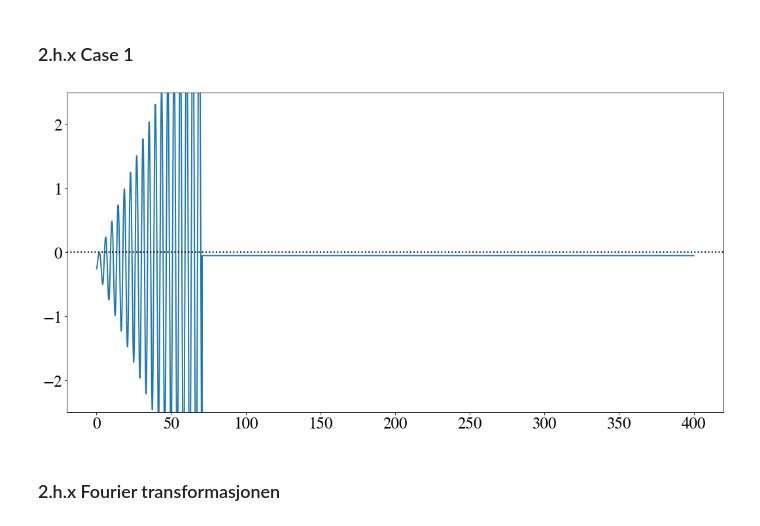
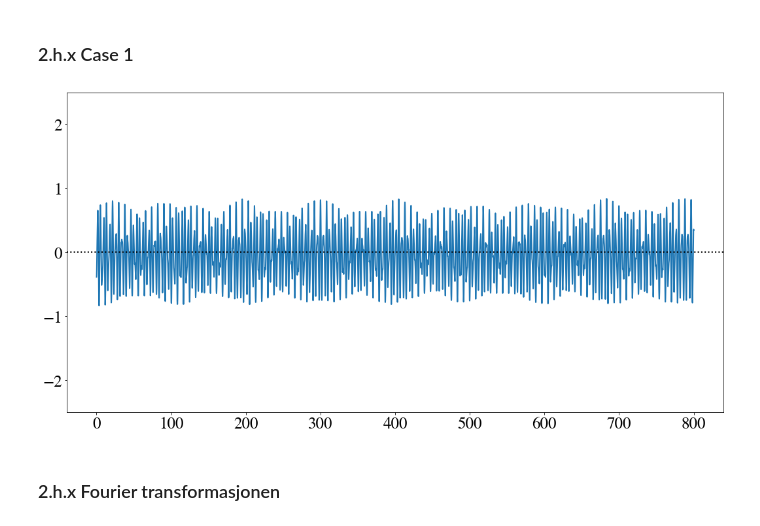
Before and after one commit to emiljonsrud/vitberr_prosjekt2_tekfys, a Jupyter notebook: clean_code.ipynb, the cells around one changed output. Saved outputs shown, nothing was run; the diff lists cells and outputs as text; code cells hidden in the pictures.

```diff
--- a/clean_code.ipynb
+++ b/clean_code.ipynb
@@ -1323,16 +1340,16 @@ def generate_sim_data():
         ]
 
     F_0 = 1000         # Force of wave
-    k_f = 0         # Friction coefficient
-    t_end = 400      # End time
+    k_f = 10000         # Friction coefficient
+    t_end = 800      # End time
     h_step = 0.05   # Time step
 
 
     m_boat = A_s*sigma
     m_L = 0.00*m_boat
 
-    m_p_0 = 3*80
-    omega_p = 0.24
+    m_p_0 = 12*80
+    omega_p = 0.3625
     party_people = People(m_p_0, omega_p)
     # party_people = People(0, 0)
 
@@ -1344,35 +1361,35 @@ def generate_sim_data():
 
     t, w = universal_func(w_start_vals, t_end, h_step, F_0, k_f, omega_w, m_boat, m_L, fences_bool_input=True, crowd=party_people)
     y_pos = w[3] - y_equalibrium(w[3])
 
 
     plt.plot(
         t,
         y_pos,
         # 'o'
     )
     plt.ylim(-2.5,2.5)
 
     plt.axhline(0, color="black", linestyle="dotted")
     plt.show()
 
 
     boat_info = [
         m_boat,
         m_L
     ]
 
-    fname = 'res_freq2'
+    fname = 'res_freq1'
     np.savez(
         'fourier_data/'+fname,
         t=t,
         y_pos = y_pos,
         w = w,
         boat_info = boat_info
     )
 generate_sim_data()
 # %% [output]
-[figure, old version]
+[figure, new version]
 # %% [markdown]
 ### 2.h.x Fourier transformasjonen
 # %%
```
Also changed, not shown: parts of 3 cells of this notebook.
